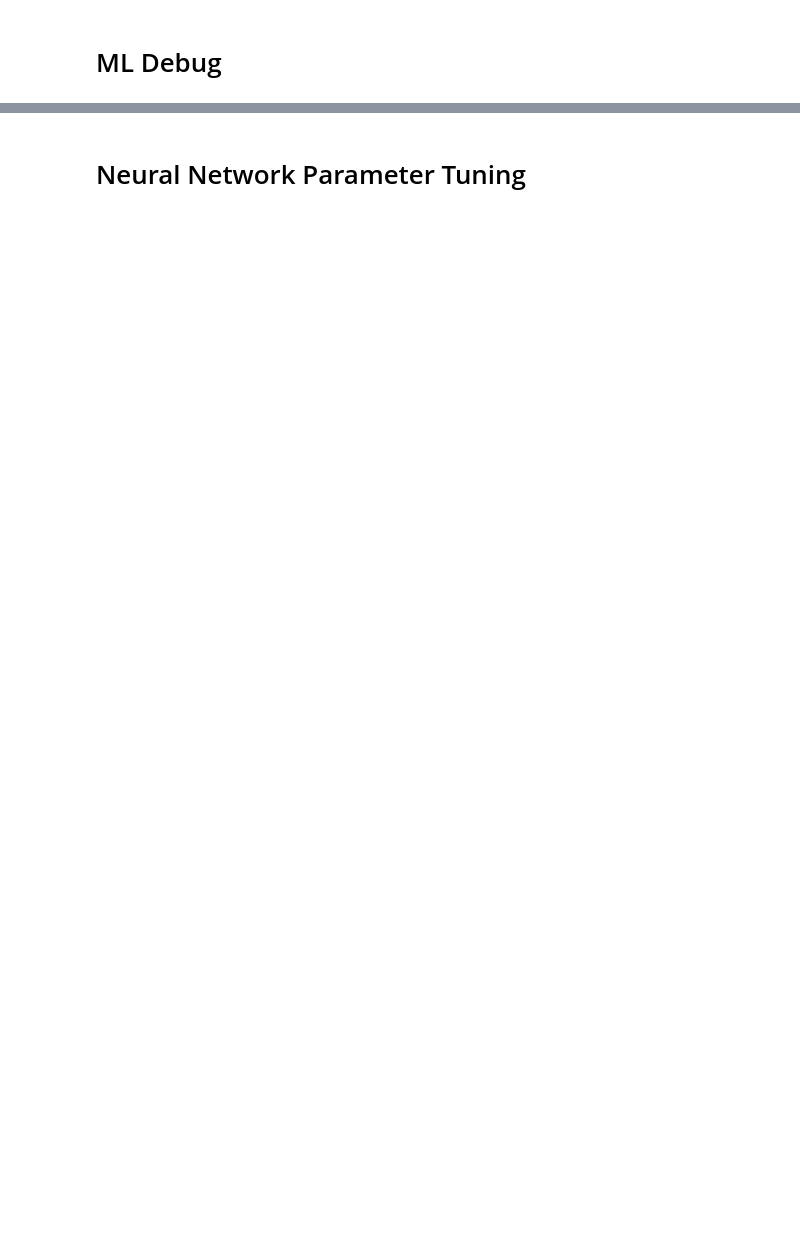
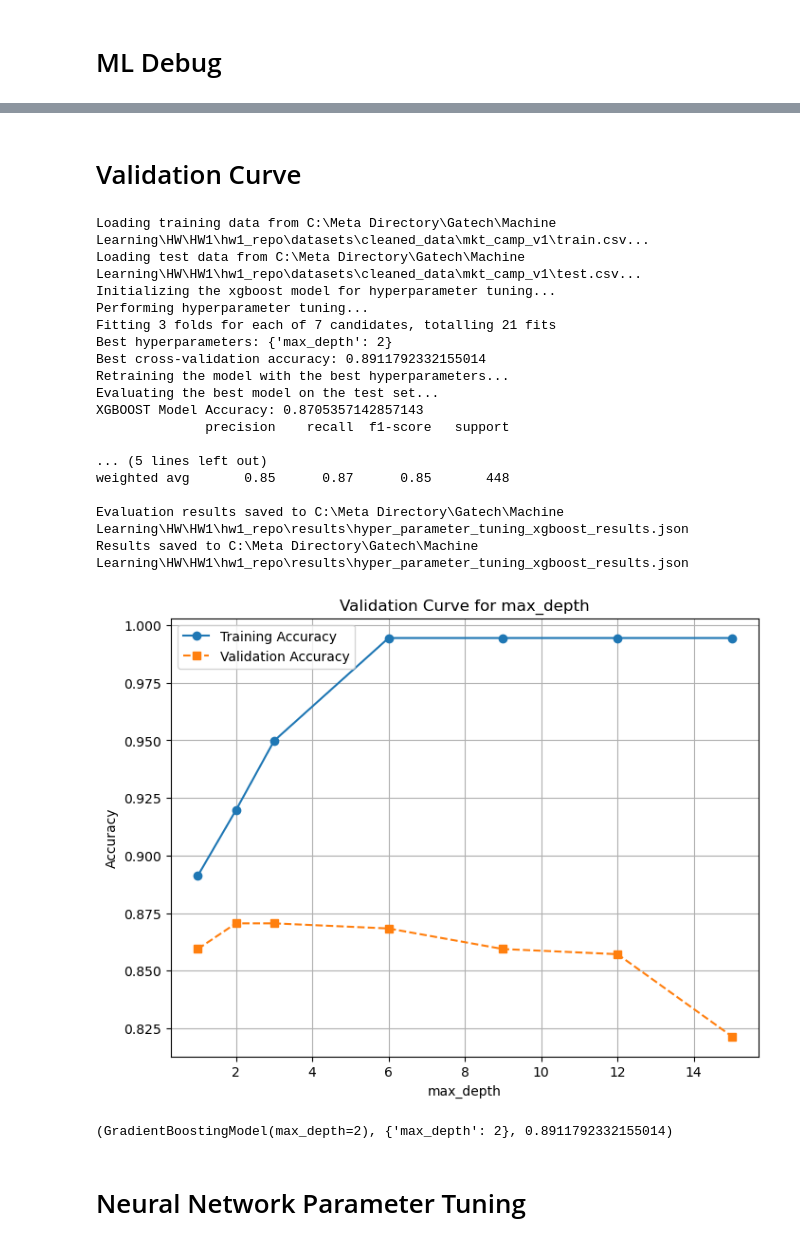
Before and after one commit to JohhnnyKeepWalking985/ML-HW1, a Jupyter notebook: src/mkt_compain_experiment.ipynb, the cells around one changed output, grey strips where cells are left out. Drawn from its saved outputs; the diff is of its cells as text; code cells hidden in the pictures; blank space fills up the shorter version.

Commit message:
add validation curve

```diff
--- a/src/mkt_compain_experiment.ipynb
+++ b/src/mkt_compain_experiment.ipynb
@@ -102,3 +102,47 @@ Initializing the xgboost model...
+# %% [markdown]
+# Validation Curve
+# %%
+param_grids = {
+        # "knn": {
+        #     "n_neighbors": [3, 5, 7, 9]
+        # },
+        # "svm": {
+        #     "kernel": ["rbf"],
+        #     "C": [0.1, 1, 10],
+        #     "gamma": ["scale", "auto", 0.2, 0.8]
+        # },
+        "xgboost": {
+            # "n_estimators": [50, 100, 200],
+            # "learning_rate": [0.01, 0.1, 0.2],
+            "max_depth": [1, 2, 3, 6, 9, 12, 15]
+        }
+    }
+# %%
+project_root = Path.cwd().parent
+sys.path.append(str(project_root))
+
+config_path = project_root / "configs" / "xgboost.yaml"
+hyper_parameter_tuning(config_path, param_grids, "grid", validation_curve=True, param_name="max_depth")
+# %% [output]
+Loading training data from C:\Meta Directory\Gatech\Machine Learning\HW\HW1\hw1_repo\datasets\cleaned_data\mkt_camp_v1\train.csv...
+Loading test data from C:\Meta Directory\Gatech\Machine Learning\HW\HW1\hw1_repo\datasets\cleaned_data\mkt_camp_v1\test.csv...
+Initializing the xgboost model for hyperparameter tuning...
+Performing hyperparameter tuning...
+Fitting 3 folds for each of 7 candidates, totalling 21 fits
+Best hyperparameters: {'max_depth': 2}
+Best cross-validation accuracy: 0.8911792332155014
+Retraining the model with the best hyperparameters...
+Evaluating the best model on the test set...
+XGBOOST Model Accuracy: 0.8705357142857143
+              precision    recall  f1-score   support
+
+... (5 lines left out)
+weighted avg       0.85      0.87      0.85       448
+
+Evaluation results saved to C:\Meta Directory\Gatech\Machine Learning\HW\HW1\hw1_repo\results\hyper_parameter_tuning_xgboost_results.json
+Results saved to C:\Meta Directory\Gatech\Machine Learning\HW\HW1\hw1_repo\results\hyper_parameter_tuning_xgboost_results.json
+[figure, added]
+(GradientBoostingModel(max_depth=2), {'max_depth': 2}, 0.8911792332155014)
 # %% [markdown]
 # Neural Network Parameter Tuning
 # %%
```
Also changed, not shown: parts of 10 cells of this notebook, 5 other files.
